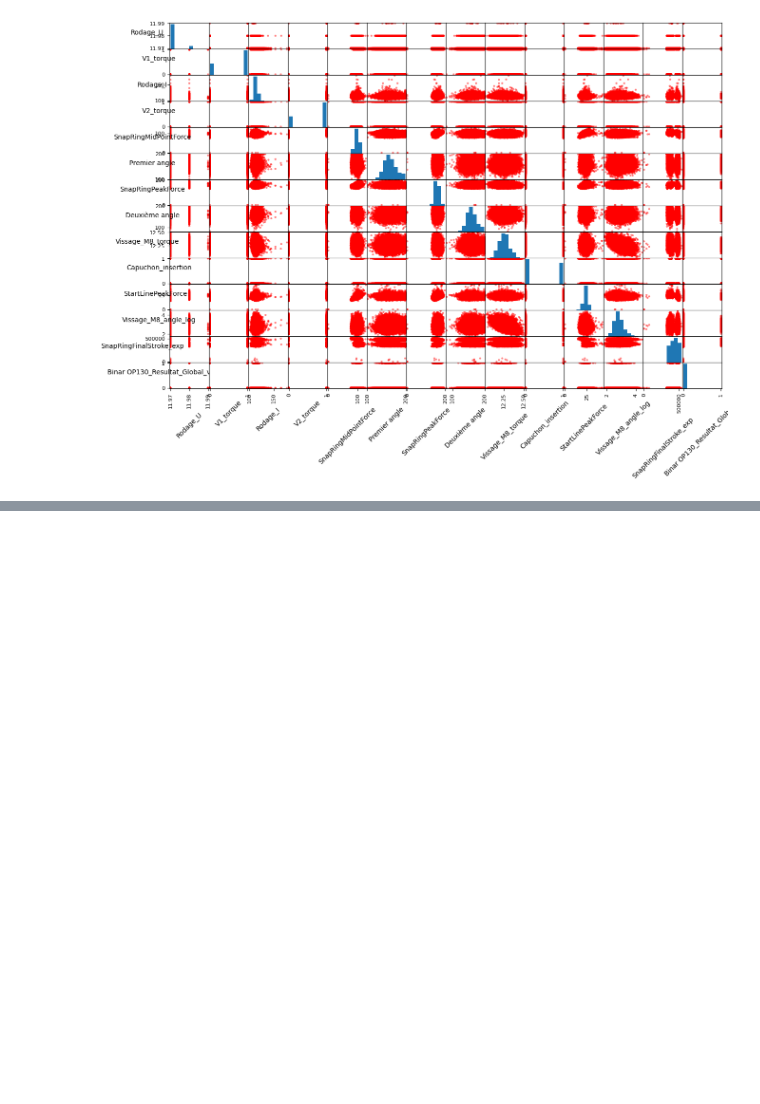
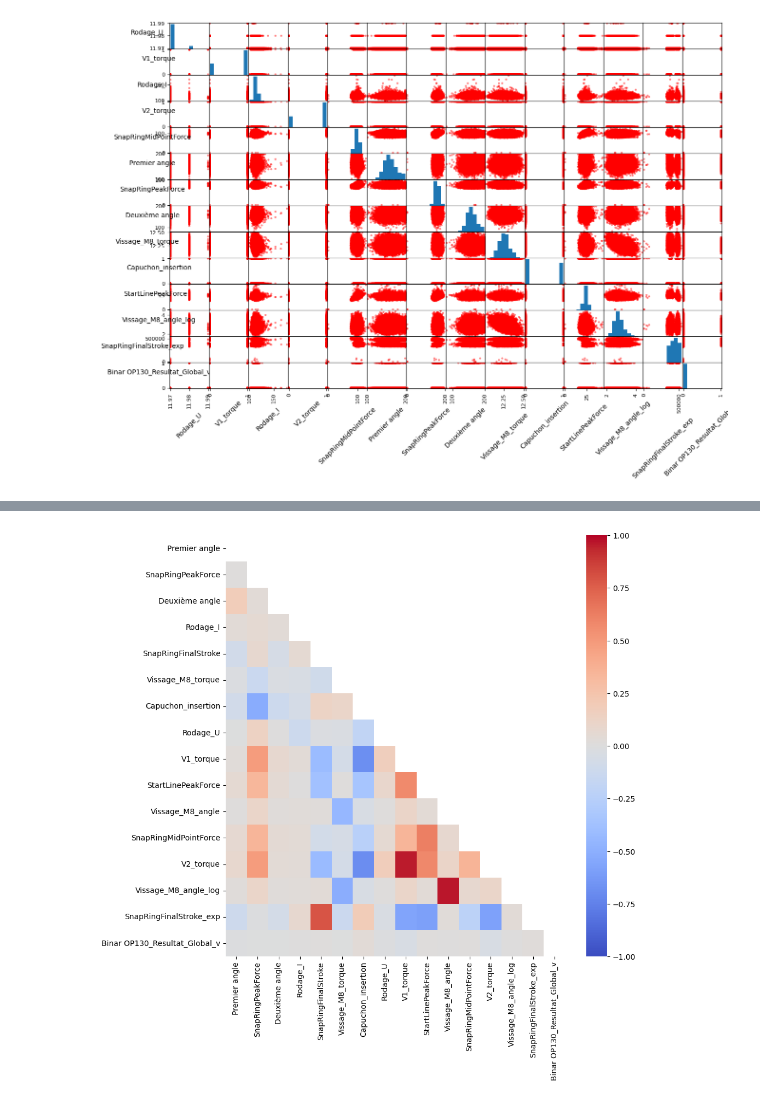
Before and after one commit to TonioHathos/AI_Valeo, a Jupyter notebook: Pre_processing_dataset_yudi.ipynb, the cells around one changed output, grey strips where cells are left out. Cells and saved outputs as stored; diff of their text form; code cells hidden in the pictures; blank space fills up the shorter version.

```diff
--- a/Pre_processing_dataset_yudi.ipynb
+++ b/Pre_processing_dataset_yudi.ipynb
@@ -487,0 +508,3 @@ dtype: int64
+# %%
+#df_training_inputs['Rodage_U'] = np.where(df_training_inputs['Rodage_U'] == 11.97, 0, 1)
+df_training_inputs['Rodage_U'] = df_training_inputs['Rodage_U'].map({10: 11.99, 5: 11.98, 0: 11.97})
@@ -494,0 +547,5 @@ plt.show()
+# %%
+visualization.plot_corr(df_training_inputs, width=10, height=10,
+                        print_value=False)
+# %% [output]
+[figure, added]
```
Also changed, not shown: parts of 20 cells of this notebook.
